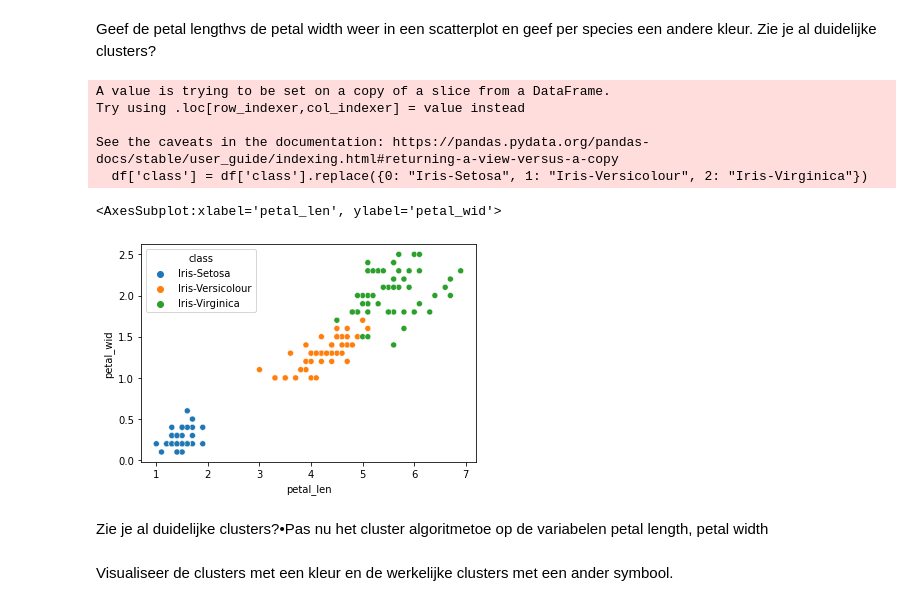
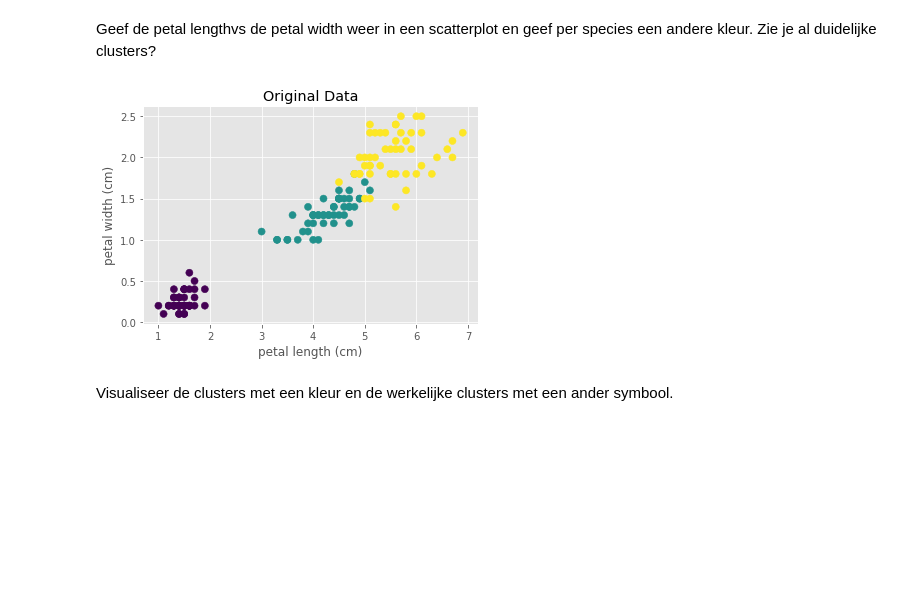
Before and after one commit to rubenoosterwijk/Opdracht3Clustering, a Jupyter notebook: ClusteringDeel1.ipynb, the cells around one changed output. Saved outputs shown, nothing was run; the diff lists cells and outputs as text; code cells hidden in the pictures; blank space fills up the shorter version.

```diff
--- a/ClusteringDeel1.ipynb
+++ b/ClusteringDeel1.ipynb
@@ -85,0 +60,6 @@ AttributeError: 'DataFrame' object has no attribute 'type'
+# %%
+X, Y = iris.data[:, [2,3]], iris.target
+
+print("Features : ", iris.feature_names)
+print("Target : ", iris.target_names)
+print('Dataset Size : ', X.shape, Y.shape)
@@ -86,21 +87,13 @@ AttributeError: 'DataFrame' object has no attribute 'type'
 # %% [markdown]
 Geef de petal lengthvs de petal width weer in een scatterplot en geef per species een andere kleur. Zie je al duidelijke clusters?
-# %%
-import seaborn as sns
-df['class'] = df['class'].replace({0: "Iris-Setosa", 1: "Iris-Versicolour", 2: "Iris-Virginica"})
-# %% [output]
-A value is trying to be set on a copy of a slice from a DataFrame.
-Try using .loc[row_indexer,col_indexer] = value instead
-
-See the caveats in the documentation: https://pandas.pydata.org/pandas-docs/stable/user_guide/indexing.html#returning-a-view-versus-a-copy
-  df['class'] = df['class'].replace({0: "Iris-Setosa", 1: "Iris-Versicolour", 2: "Iris-Virginica"})
-# %%
-sns.scatterplot(data = df, x='petal_len', y='petal_wid', hue="class")
-# %% [output]
-<AxesSubplot:xlabel='petal_len', ylabel='petal_wid'>
-[figure, removed]
-# %% [markdown]
-
-Zie je al duidelijke clusters?•Pas nu het cluster algoritmetoe op de variabelen petal length, petal width
+# %%
+import matplotlib.pyplot as plt
+with plt.style.context("ggplot"):
+    plt.scatter(X[:,0],X[:,1], c = Y, marker="o", s=50)
+    plt.xlabel(iris.feature_names[2])
+    plt.ylabel(iris.feature_names[3])
+    plt.title("Original Data")
+# %% [output]
+[figure, added]
 # %% [markdown]
 Visualiseer de clusters met een kleur en de werkelijke clusters met een ander symbool.
```
Also changed, not shown: parts of 11 cells of this notebook.
